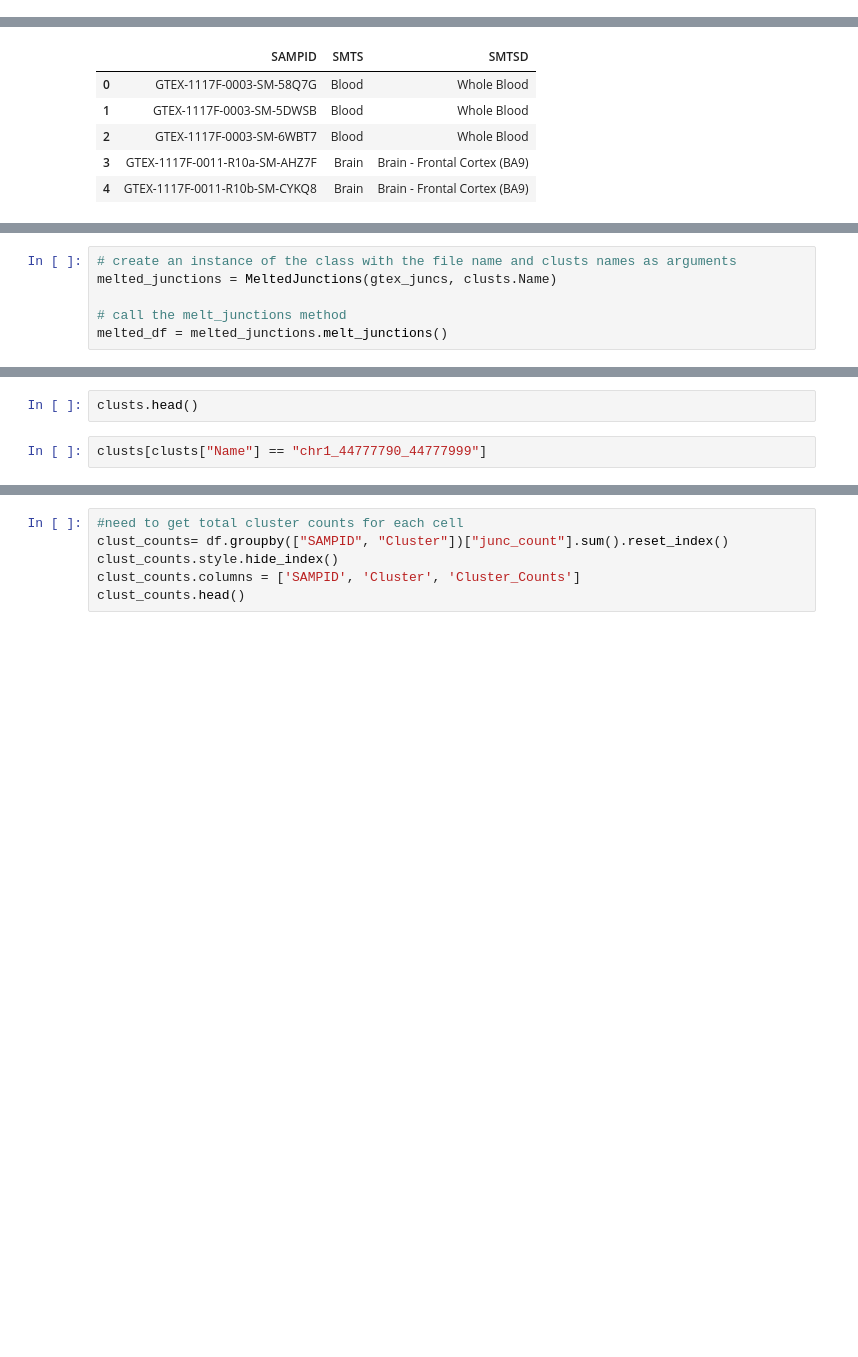
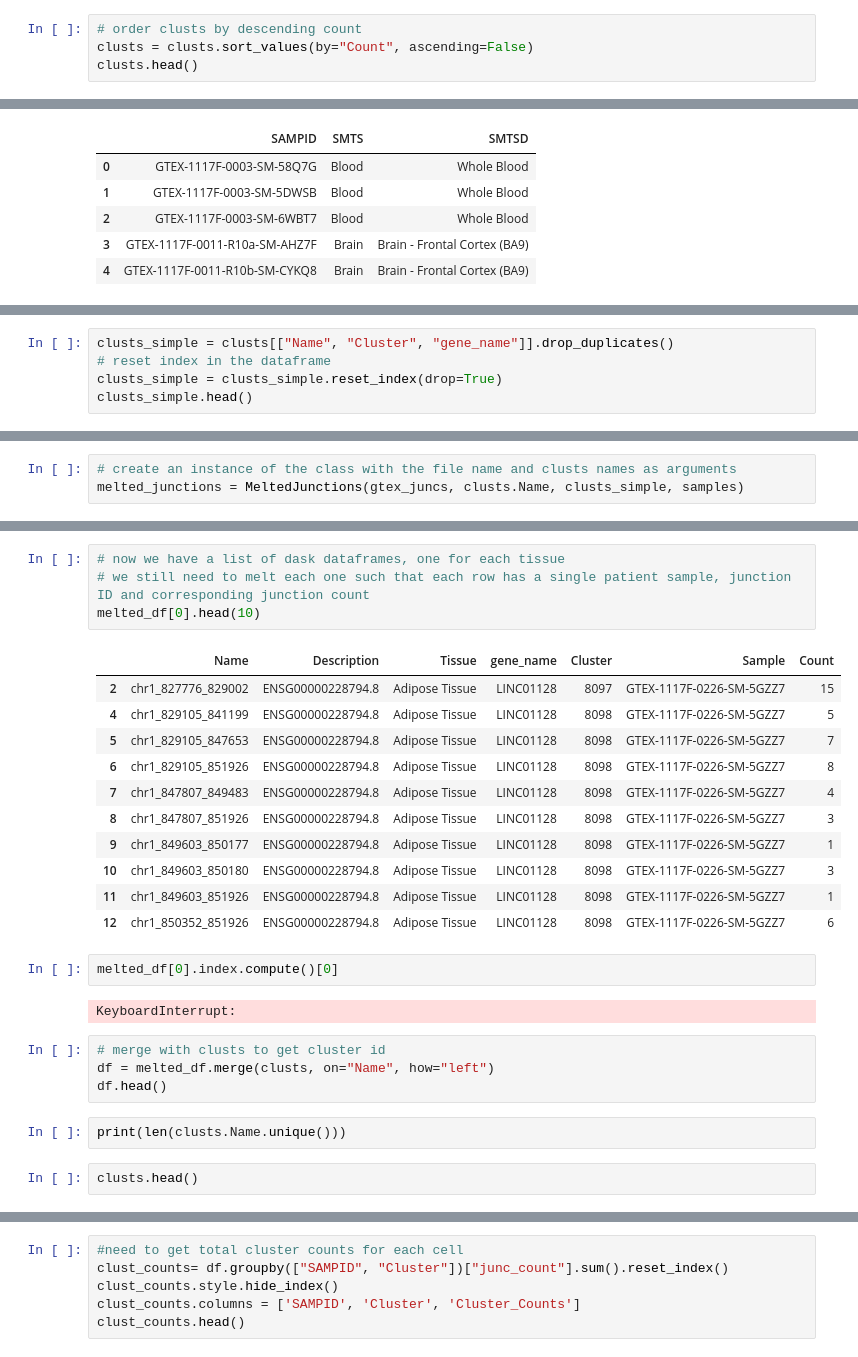
Before and after one commit to daklab/LeafletSC, a Jupyter notebook: src/beta-binomial-lda/GTEx_prepare_input.ipynb, the cells around one changed output, grey strips where cells are left out. Cells and saved outputs as stored; diff of their text form; blank space fills up the shorter version.

Commit message:
finally figured out dask for gtex dataprep

```diff
--- a/src/beta-binomial-lda/GTEx_prepare_input.ipynb
+++ b/src/beta-binomial-lda/GTEx_prepare_input.ipynb
@@ -30,0 +24,4 @@ len(clusts.Name.unique())
+# %%
+# order clusts by descending count
+clusts = clusts.sort_values(by="Count", ascending=False)
+clusts.head()
@@ -82,0 +102,5 @@ class MeltedJunctions:
+# %%
+clusts_simple = clusts[["Name", "Cluster", "gene_name"]].drop_duplicates()
+# reset index in the dataframe
+clusts_simple = clusts_simple.reset_index(drop=True)
+clusts_simple.head()
@@ -83,6 +169,3 @@ class MeltedJunctions:
 # %%
 # create an instance of the class with the file name and clusts names as arguments
-melted_junctions = MeltedJunctions(gtex_juncs, clusts.Name)
-
-# call the melt_junctions method
-melted_df = melted_junctions.melt_junctions()
+melted_junctions = MeltedJunctions(gtex_juncs, clusts.Name, clusts_simple, samples)
@@ -107,4 +193,28 @@ hello 2
+# %%
+# now we have a list of dask dataframes, one for each tissue
+# we still need to melt each one such that each row has a single patient sample, junction ID and corresponding junction count
+melted_df[0].head(10)
+# %% [output]
+|  | Name | Description | Tissue | gene_name | Cluster | Sample | Count |
+| 2 | chr1_827776_829002 | ENSG00000228794.8 | Adipose Tissue | LINC01128 | 8097 | GTEX-1117F-0226-SM-5GZZ7 | 15 |
+| 4 | chr1_829105_841199 | ENSG00000228794.8 | Adipose Tissue | LINC01128 | 8098 | GTEX-1117F-0226-SM-5GZZ7 | 5 |
+| 5 | chr1_829105_847653 | ENSG00000228794.8 | Adipose Tissue | LINC01128 | 8098 | GTEX-1117F-0226-SM-5GZZ7 | 7 |
+| 6 | chr1_829105_851926 | ENSG00000228794.8 | Adipose Tissue | LINC01128 | 8098 | GTEX-1117F-0226-SM-5GZZ7 | 8 |
+| 7 | chr1_847807_849483 | ENSG00000228794.8 | Adipose Tissue | LINC01128 | 8098 | GTEX-1117F-0226-SM-5GZZ7 | 4 |
+| 8 | chr1_847807_851926 | ENSG00000228794.8 | Adipose Tissue | LINC01128 | 8098 | GTEX-1117F-0226-SM-5GZZ7 | 3 |
+| 9 | chr1_849603_850177 | ENSG00000228794.8 | Adipose Tissue | LINC01128 | 8098 | GTEX-1117F-0226-SM-5GZZ7 | 1 |
+| 10 | chr1_849603_850180 | ENSG00000228794.8 | Adipose Tissue | LINC01128 | 8098 | GTEX-1117F-0226-SM-5GZZ7 | 3 |
+| 11 | chr1_849603_851926 | ENSG00000228794.8 | Adipose Tissue | LINC01128 | 8098 | GTEX-1117F-0226-SM-5GZZ7 | 1 |
+| 12 | chr1_850352_851926 | ENSG00000228794.8 | Adipose Tissue | LINC01128 | 8098 | GTEX-1117F-0226-SM-5GZZ7 | 6 |
+# %%
+melted_df[0].index.compute()[0]
+# %% [output]
+KeyboardInterrupt:
+# %%
+# merge with clusts to get cluster id
+df = melted_df.merge(clusts, on="Name", how="left")
+df.head()
+# %%
+print(len(clusts.Name.unique()))
 # %%
 clusts.head()
-# %%
-clusts[clusts["Name"] == "chr1_44777790_44777999"]
```
Also changed, not shown: parts of 18 cells of this notebook, 16 other files.
